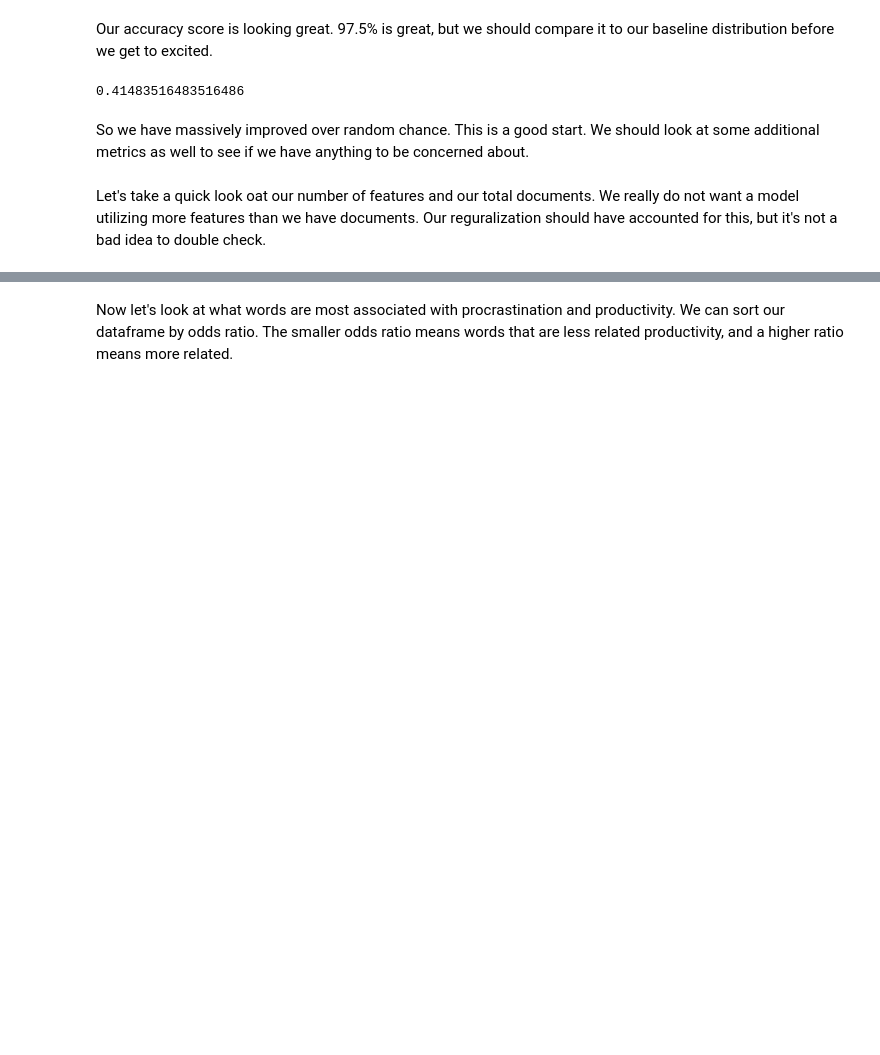
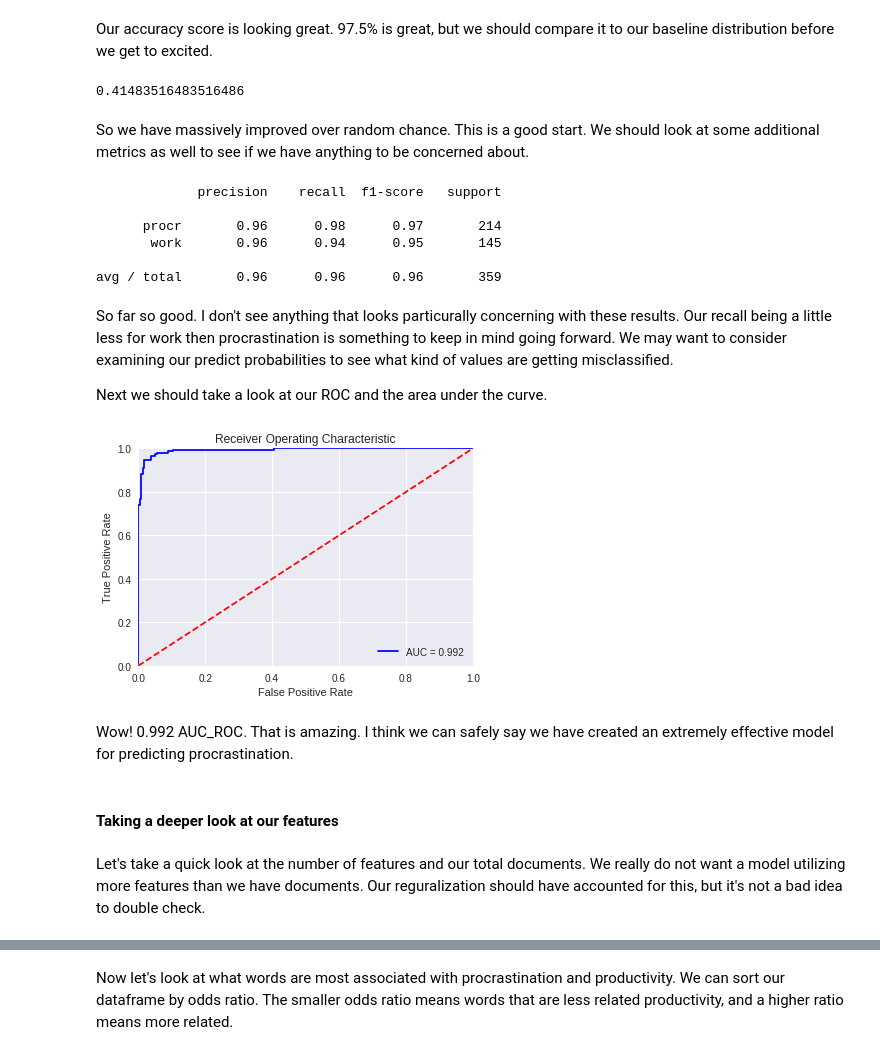
Before and after one commit to rtjeannier/productivity_learner, a Jupyter notebook: capstone-final-notebook.ipynb, the cells around one changed output, grey strips where cells are left out. Saved outputs shown, nothing was run; the diff lists cells and outputs as text; code cells hidden in the pictures; blank space fills up the shorter version.

Commit message:
working on visualizations

```diff
--- a/capstone-final-notebook.ipynb
+++ b/capstone-final-notebook.ipynb
@@ -146,2 +109,39 @@ vect = pipeline.named_steps['vect']
+# %%
+result_x = vect.transform(X_test.text)
+
+pred = lm.predict(result_x)
+print(classification_report(y_test, pred))
+# %% [output]
+             precision    recall  f1-score   support
+
+      procr       0.96      0.98      0.97       214
+       work       0.96      0.94      0.95       145
+
+avg / total       0.96      0.96      0.96       359
+# %% [markdown]
+So far so good. I don't see anything that looks particurally concerning with these results. Our recall being a little less for work then procrastination is something to keep in mind going forward. We may want to consider examining our predict probabilities to see what kind of values are getting misclassified.
+
+Next we should take a look at our ROC and the area under the curve.
+# %%
+from sklearn.metrics import roc_curve, auc
+# Here is some helpful code found on stack overflow
+pred_proba = lm.predict_proba(result_x)
+fpr, tpr, threshold = roc_curve(y_test == 'work', pred_proba[:,1])
+roc_auc = auc(fpr, tpr)
+
+plt.title('Receiver Operating Characteristic');
+plt.plot(fpr, tpr, 'b', label = 'AUC = %0.3f' % roc_auc);
+plt.legend(loc = 'lower right');
+plt.plot([0, 1], [0, 1],'r--');
+plt.xlim([0, 1]);
+plt.ylim([0, 1]);
+plt.ylabel('True Positive Rate');
+plt.xlabel('False Positive Rate');
+# %% [output]
+[figure, added]
+# %% [markdown]
+Wow! 0.992 AUC_ROC. That is amazing. I think we can safely say we have created an extremely effective model for predicting procrastination.
+# %% [markdown]
+#### Taking a deeper look at our features
 # %%
 # This bit of code is pulling out my features that have coefficients greater than zero
@@ -157,7 +157,7 @@ for (i, f) in enumerate(features):
 feature_df = pd.DataFrame.from_dict(feature_dict, orient='index')
 feature_df.columns = ['coef']
 # %% [markdown]
-Let's take a quick look oat our number of features and our total documents. We really do not want a model utilizing more features than we have documents. Our reguralization should have accounted for this, but it's not a bad idea to double check.
+Let's take a quick look at the number of features and our total documents. We really do not want a model utilizing more features than we have documents. Our reguralization should have accounted for this, but it's not a bad idea to double check.
 # %%
 # How many documents do I have in my training set
 print("Number of docs: " + str(len(X_train)))
```
Also changed, not shown: parts of 42 cells of this notebook, 3 other files.
